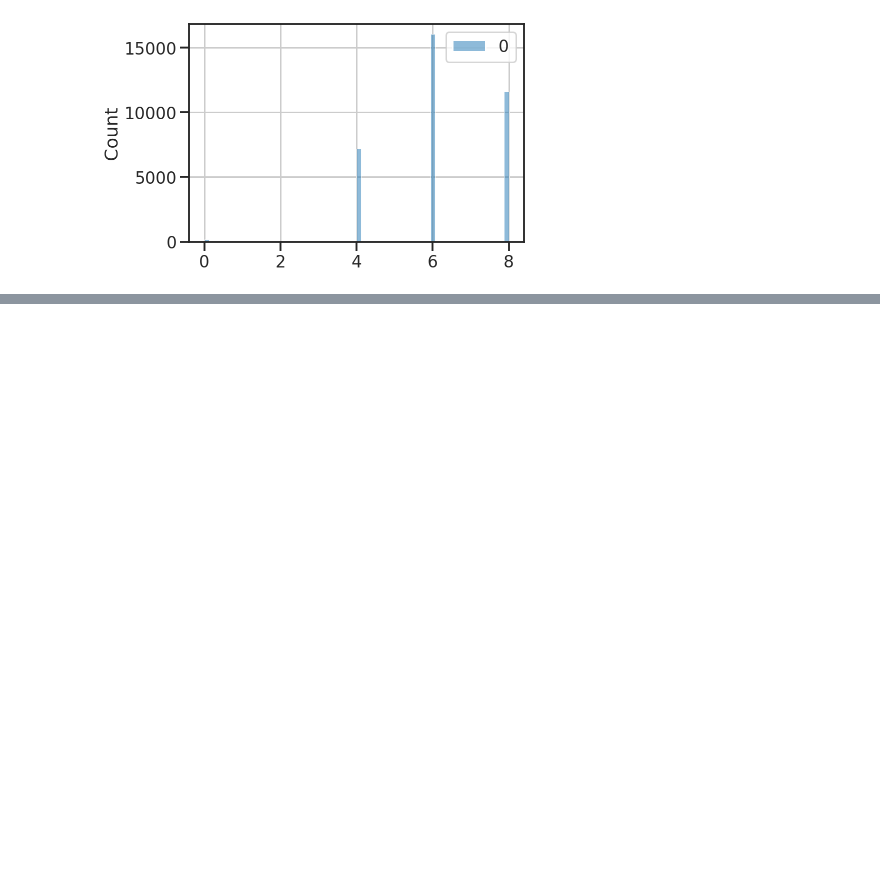
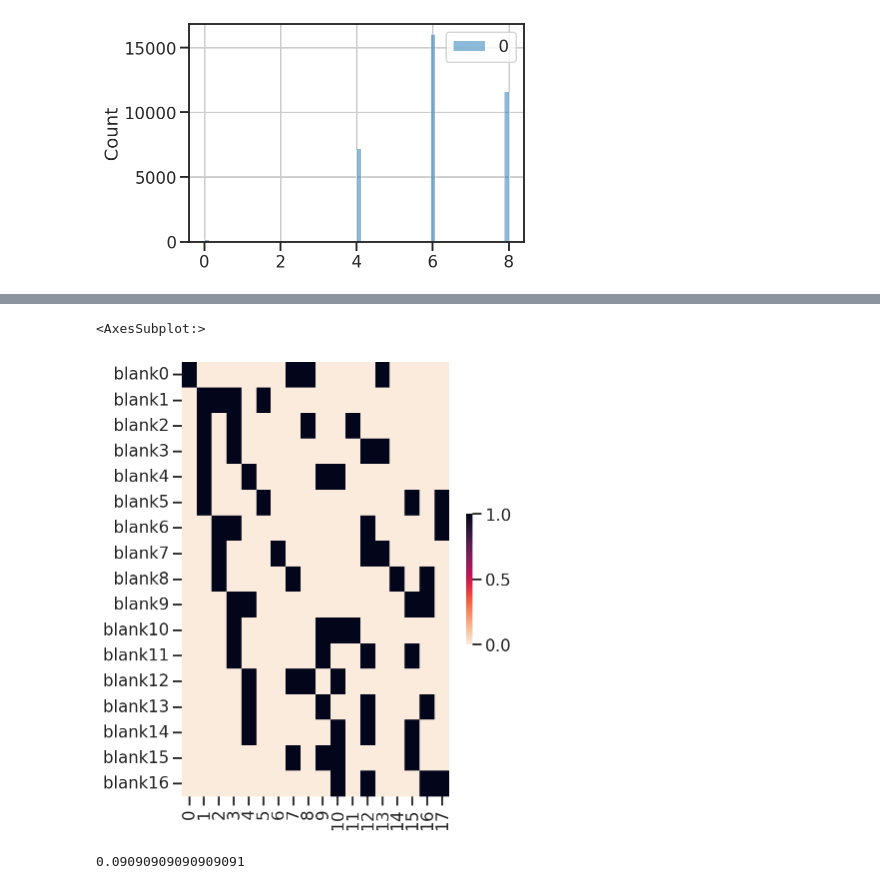
Before and after one commit to FangmingXie/merfish-proc, a Jupyter notebook: 03.1.check_codebook.ipynb, the cells around one changed output, grey strips where cells are left out. Drawn from its saved outputs; the diff is of its cells as text; code cells hidden in the pictures; blank space fills up the shorter version.

```diff
--- a/03.1.check_codebook.ipynb
+++ b/03.1.check_codebook.ipynb
@@ -136,0 +147,16 @@ sns.histplot(dists.reshape(-1,1))
+# %%
+fig, ax = plt.subplots(figsize=(6,8))
+sns.heatmap(blankbook,
+            yticklabels=True,
+            xticklabels=np.arange(18),
+            ax=ax,
+            cmap='rocket_r',
+            cbar_kws=dict(shrink=0.3),
+           )
+# %% [output]
+<AxesSubplot:>
+[figure, added]
+# %%
+17/187
+# %% [output]
+0.09090909090909091
```
Also changed, not shown: parts of 2 cells of this notebook, 10 other files.
